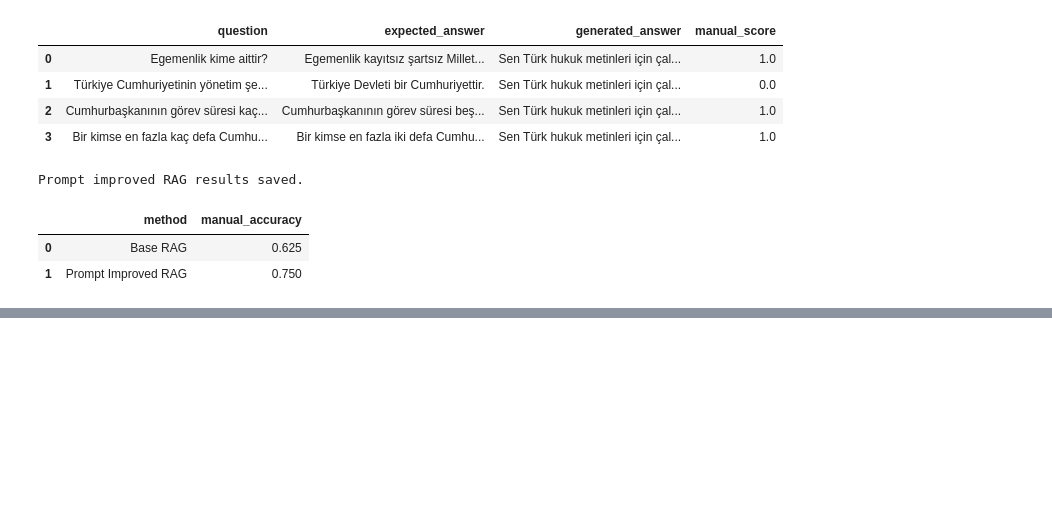
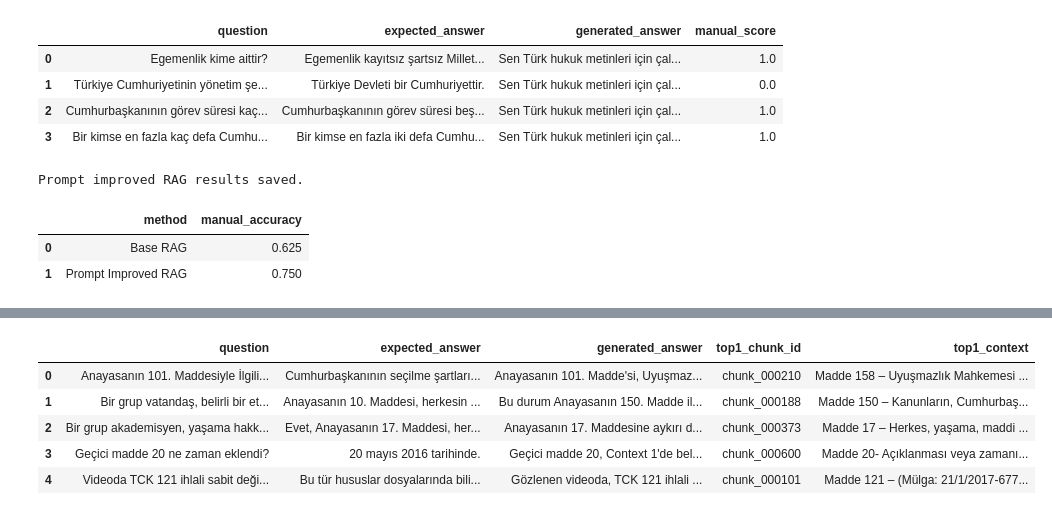
Before and after one commit to Kutay11019/turkish-legal-rag, a Jupyter notebook: notebooks/03_rag_generation.ipynb, the cells around one changed output, grey strips where cells are left out. Drawn from its saved outputs; the diff is of its cells as text; code cells hidden in the pictures; blank space fills up the shorter version.

Commit message:
Add test set evaluation (20 samples) for base and prompt-improved RAG

```diff
--- a/notebooks/03_rag_generation.ipynb
+++ b/notebooks/03_rag_generation.ipynb
@@ -825,0 +830,7 @@ rag_comparison_df
+# %%
+test_qa_df = pd.read_csv(f"{project_path}/data/processed/test_qa.csv")
+
+test_eval_df = test_qa_df.sample(n=20, random_state=42).reset_index(drop=True)
+
+print(test_eval_df.shape)
+test_eval_df.head()
@@ -825,0 +845,38 @@ rag_comparison_df
+# %%
+base_test_results = []
+
+for _, row in test_eval_df.iterrows():
+    question = row["question"]
+    expected_answer = row["answer"]
+
+    retrieved = hybrid_retrieve_top_k_filtered(
+        question,
+        embedding_model,
+        index,
+        chunks_df,
+        bm25,
+        k=5,
+        alpha=0.5
+    )
+
+    contexts = [r["chunk_text"] for r in retrieved[:3]]
+    prompt = build_rag_prompt(question, contexts)
+    generated_answer = generate_answer(prompt)
+
+    base_test_results.append({
+        "question": question,
+        "expected_answer": expected_answer,
+        "generated_answer": generated_answer,
+        "top1_chunk_id": retrieved[0]["chunk_id"],
+        "top1_context": retrieved[0]["chunk_text"]
+    })
+
+base_test_results_df = pd.DataFrame(base_test_results)
+base_test_results_df.head()
+# %% [output]
+|  | question | expected_answer | generated_answer | top1_chunk_id | top1_context |
+| 0 | Anayasanın 101. Maddesiyle İlgili... | Cumhurbaşkanının seçilme şartları... | Anayasanın 101. Madde'si, Uyuşmaz... | chunk_000210 | Madde 158 – Uyuşmazlık Mahkemesi ... |
+| 1 | Bir grup vatandaş, belirli bir et... | Anayasanın 10. Maddesi, herkesin ... | Bu durum Anayasanın 150. Madde il... | chunk_000188 | Madde 150 – Kanunların, Cumhurbaş... |
+| 2 | Bir grup akademisyen, yaşama hakk... | Evet, Anayasanın 17. Maddesi, her... | Anayasanın 17. Maddesine aykırı d... | chunk_000373 | Madde 17 – Herkes, yaşama, maddi ... |
+| 3 | Geçici madde 20 ne zaman eklendi? | 20 mayıs 2016 tarihinde. | Geçici madde 20, Context 1'de bel... | chunk_000600 | Madde 20- Açıklanması veya zamanı... |
+| 4 | Videoda TCK 121 ihlali sabit deği... | Bu tür hususlar dosyalarında bili... | Gözlenen videoda, TCK 121 ihlali ... | chunk_000101 | Madde 121 – (Mülga: 21/1/2017-677... |
```
Also changed, not shown: parts of 15 cells of this notebook.
